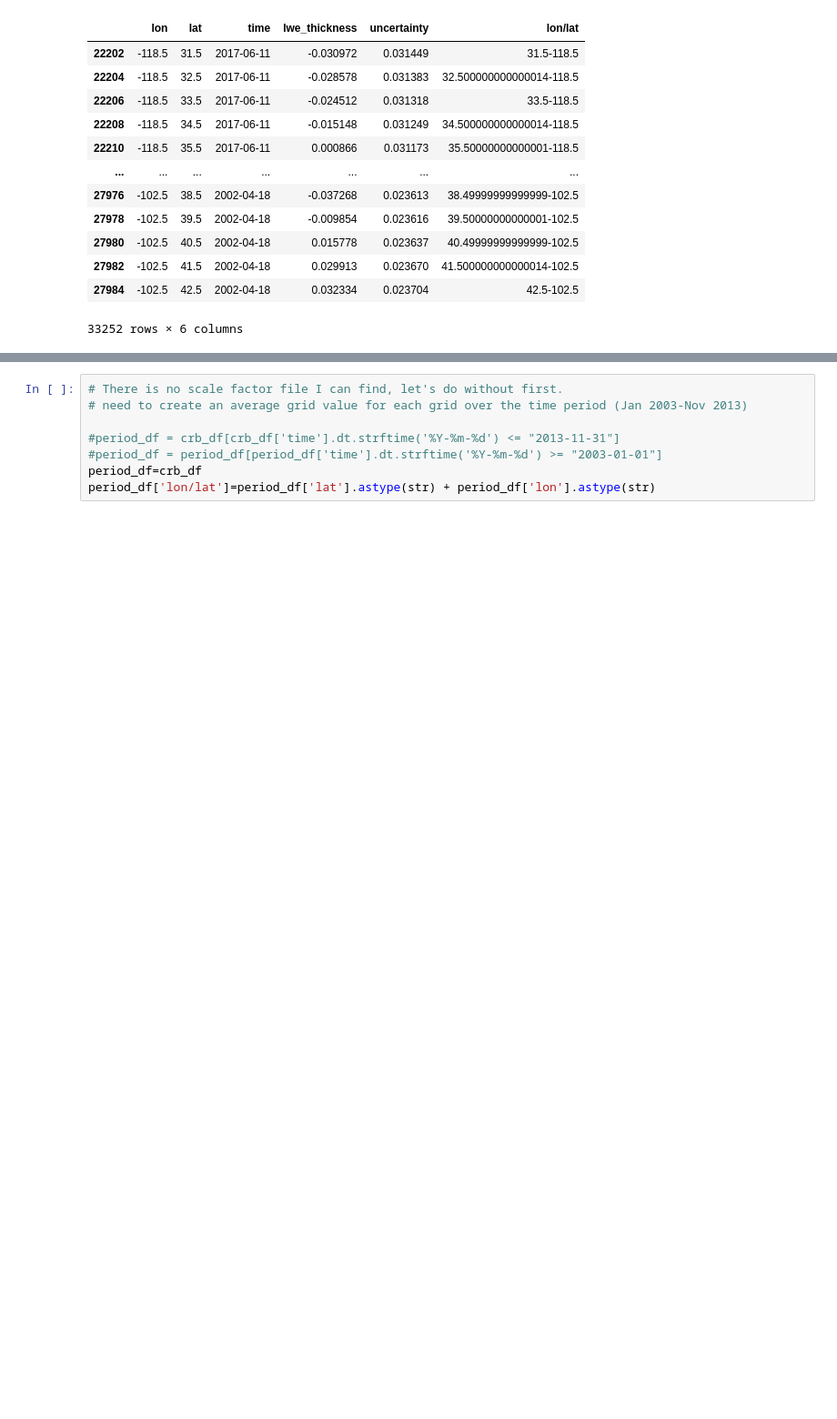
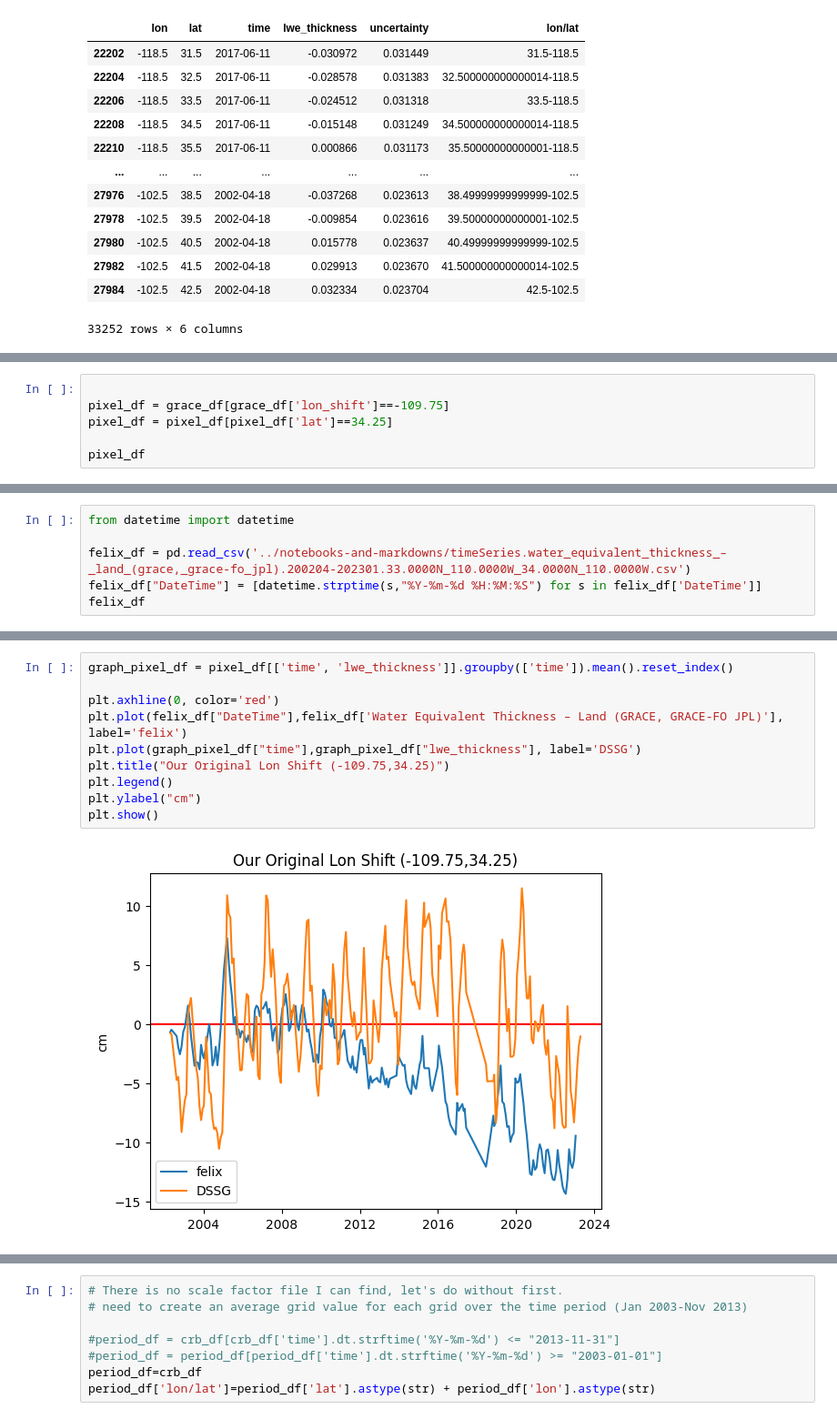
Before and after one commit to uwescience/DSSG2023-Groundwater, a Jupyter notebook: notebooks-and-markdowns/08-checks.ipynb, the cells around one changed output, grey strips where cells are left out. Shown at 91% size. Drawn from its saved outputs; the diff is of its cells as text; blank space fills up the shorter version.

Commit message:
Testing pixels from felix

```diff
--- a/notebooks-and-markdowns/08-checks.ipynb
+++ b/notebooks-and-markdowns/08-checks.ipynb
@@ -110,0 +152,6 @@ crb_df
+# %%
+
+pixel_df = grace_df[grace_df['lon_shift']==-109.75]
+pixel_df = pixel_df[pixel_df['lat']==34.25]
+
+pixel_df
@@ -110,0 +172,6 @@ crb_df
+# %%
+from datetime import datetime
+
+felix_df = pd.read_csv('../notebooks-and-markdowns/timeSeries.water_equivalent_thickness_–_land_(grace,_grace-fo_jpl).200204-202301.33.0000N_110.0000W_34.0000N_110.0000W.csv')
+felix_df["DateTime"] = [datetime.strptime(s,"%Y-%m-%d %H:%M:%S") for s in felix_df['DateTime']]
+felix_df
@@ -110,0 +192,12 @@ crb_df
+# %%
+graph_pixel_df = pixel_df[['time', 'lwe_thickness']].groupby(['time']).mean().reset_index()
+
+plt.axhline(0, color='red')
+plt.plot(felix_df["DateTime"],felix_df['Water Equivalent Thickness – Land (GRACE, GRACE-FO JPL)'], label='felix')
+plt.plot(graph_pixel_df["time"],graph_pixel_df["lwe_thickness"], label='DSSG')
+plt.title("Our Original Lon Shift (-109.75,34.25)")
+plt.legend()
+plt.ylabel("cm")
+plt.show()
+# %% [output]
+[figure, added]
```
Also changed, not shown: parts of 11 cells of this notebook.
